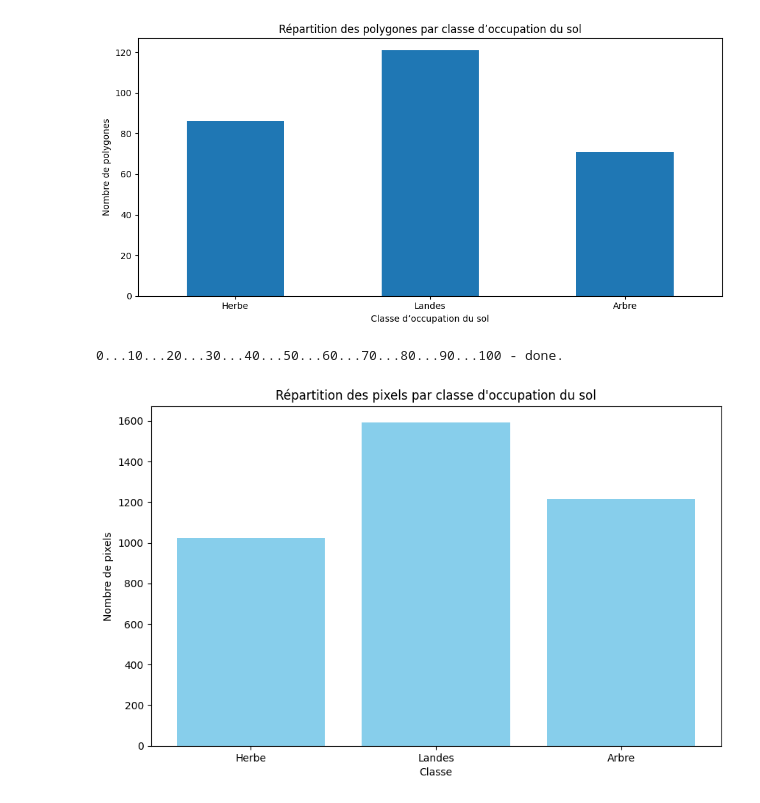
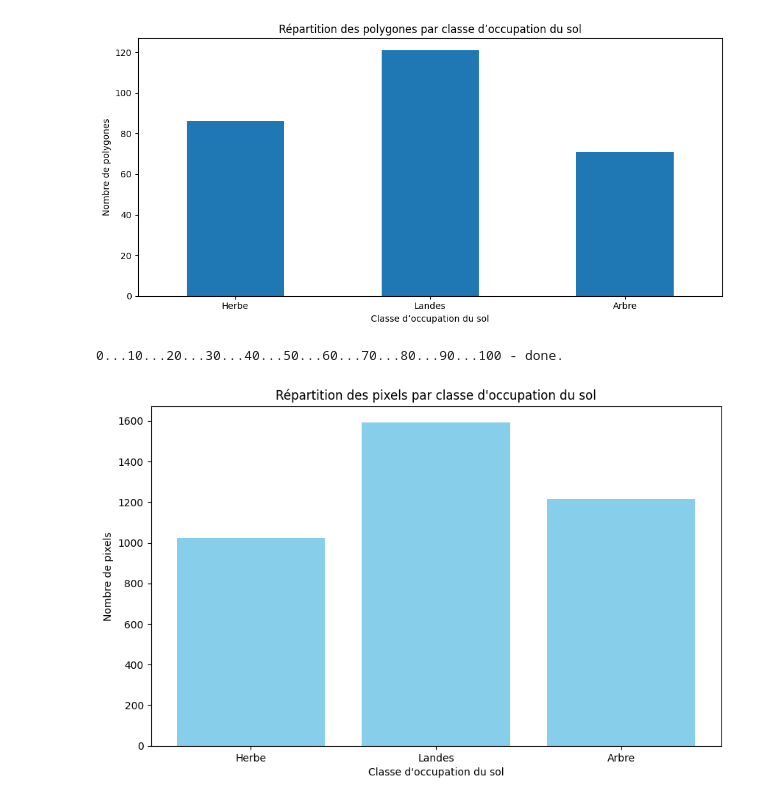
Before and after one commit to nicolas-requin/projet_landes, a Jupyter notebook: projet_telea_REQUIN_NICOLAS.ipynb, the cells around one changed output. Cells and saved outputs as stored; diff of their text form; code cells hidden in the pictures.

```diff
--- a/projet_telea_REQUIN_NICOLAS.ipynb
+++ b/projet_telea_REQUIN_NICOLAS.ipynb
@@ -59,32 +65,35 @@ sptial_resolution = 10
 in_vector = "../data/projet_eval/PI_strates_bretagne_32630.shp"
 out_image = "PI_strates_bretagne_32630.tif"
 
 rasterization(in_vector, out_image, field_name, sptial_resolution)
 
 # Comptage
 # Ouvrir le raster
 dataset = gdal.Open(out_image)
 
 band = dataset.GetRasterBand(1)
 data = band.ReadAsArray()
 
 values, counts = np.unique(data, return_counts=True)
 
 # Filtrer la classe 0 qui correspond à nodata
 mask = values != 0
 values = values[mask]
 counts = counts[mask]
 
 # Remplacer les codes par les noms
 labels = [labels_strates.get(val, f"Classe {val}") for val in values]
 
 # Réalisation du barplot
 plt.figure(figsize=(10, 6))
 plt.bar(labels, counts, color='skyblue')
-plt.xlabel("Classe")
+plt.xlabel("Classe d'occupation du sol")
 plt.ylabel("Nombre de pixels")
 plt.title("Répartition des pixels par classe d'occupation du sol")
+
+plt.savefig("../results/figure/diag_baton_nb_pix_by_class.png", dpi=300)
+
 plt.show()
 # %% [output]
 0...10...20...30...40...50...60...70...80...90...100 - done.
-[figure, old version]
+[figure, new version]
```
Also changed, not shown: parts of 1 cell of this notebook.
